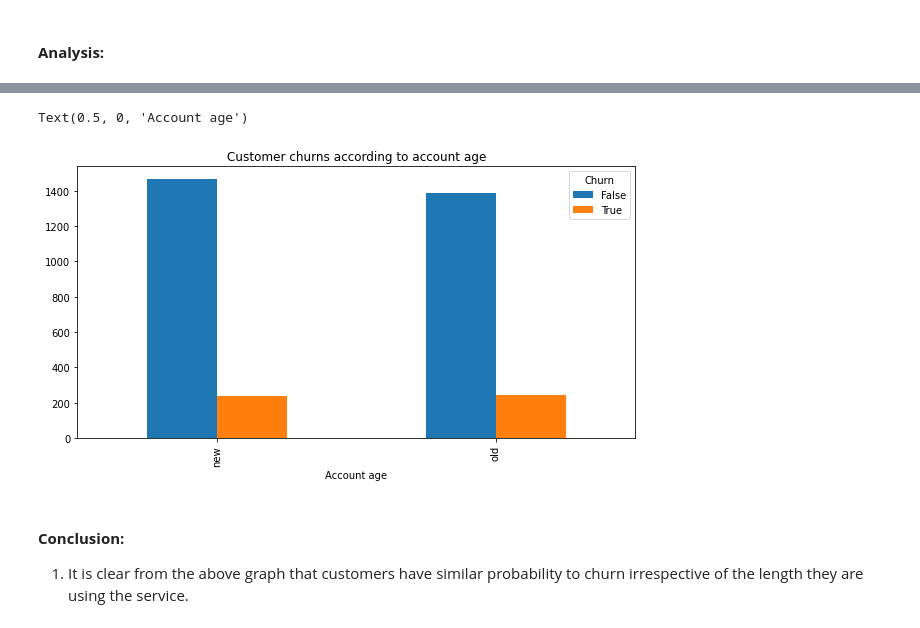
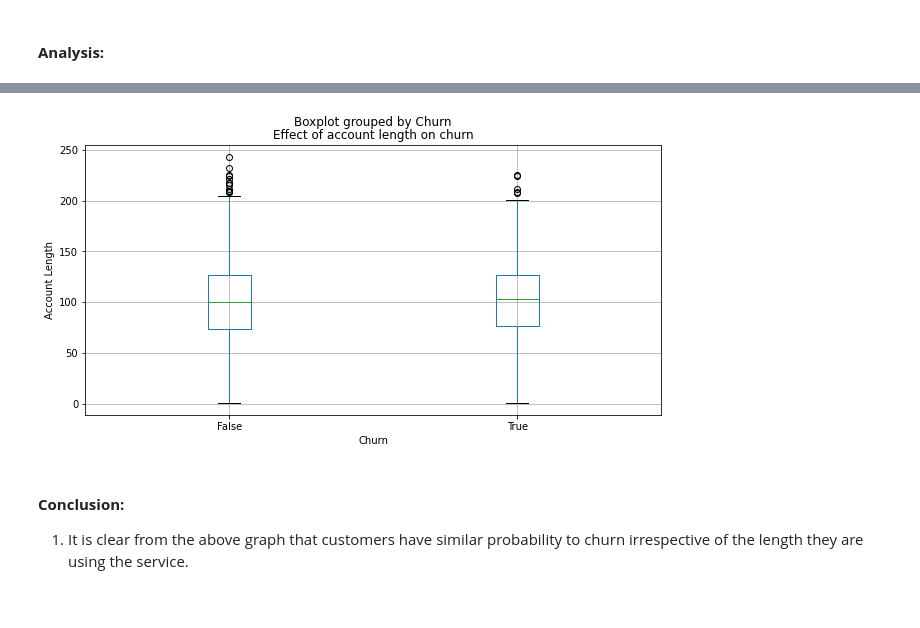
Before and after one commit to Subhajit53/Teleom-Churn-Analysis, a Jupyter notebook: Telecom_Churn_Analysis_Capstone_Project.ipynb, the cells around one changed output, grey strips where cells are left out. Cells and saved outputs as stored; diff of their text form; code cells hidden in the pictures.

```diff
--- a/Telecom_Churn_Analysis_Capstone_Project.ipynb
+++ b/Telecom_Churn_Analysis_Capstone_Project.ipynb
@@ -431,2 +428,0 @@ We shall introduce a new column named account_age which will tell us about the a
-# %%
-telecom_df['account_age'] = telecom_df['Account length'].apply(lambda x : 'old' if x > telecom_df['Account length'].median() else 'new')
@@ -442,10 +429,10 @@ telecom_df.head()
-# %%
-telecom_df.groupby('account_age')['Churn'].value_counts().unstack().plot(kind='bar')
-plt.title('Customer churns according to account age')
-plt.xlabel('Account age')
-# %% [output]
-Text(0.5, 0, 'Account age')
-[figure, removed]
+# %%
+telecom_df.boxplot(column = 'Account length', by = 'Churn')
+plt.ylabel("Account Length")
+plt.title('Effect of account length on churn')
+plt.show()
+# %% [output]
+[figure, added]
 # %% [markdown]
 #### <b> Conclusion: </b>
 1. It is clear from the above graph that customers have similar probability to churn irrespective of the length they are using the service.
```
Also changed, not shown: parts of 19 cells of this notebook.
